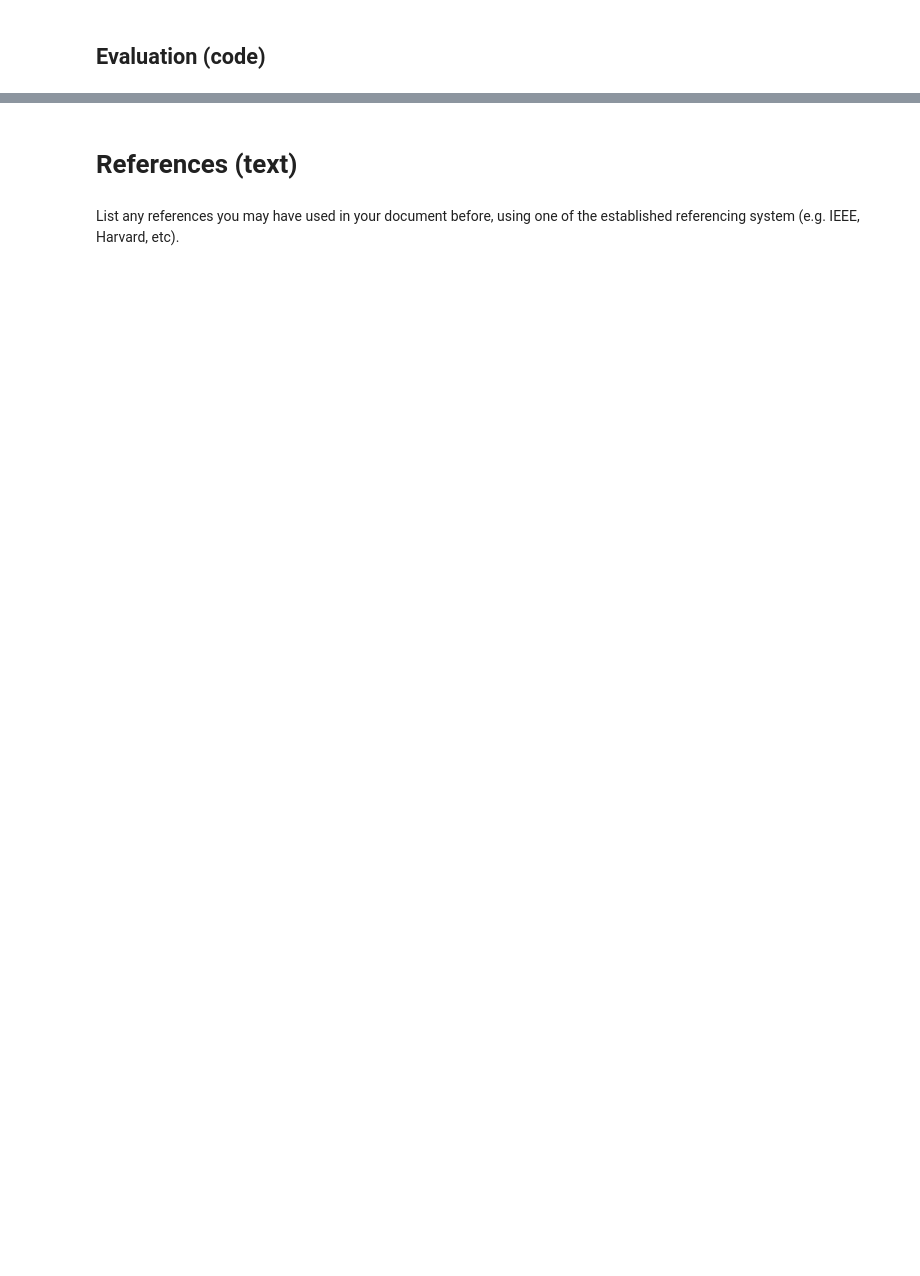
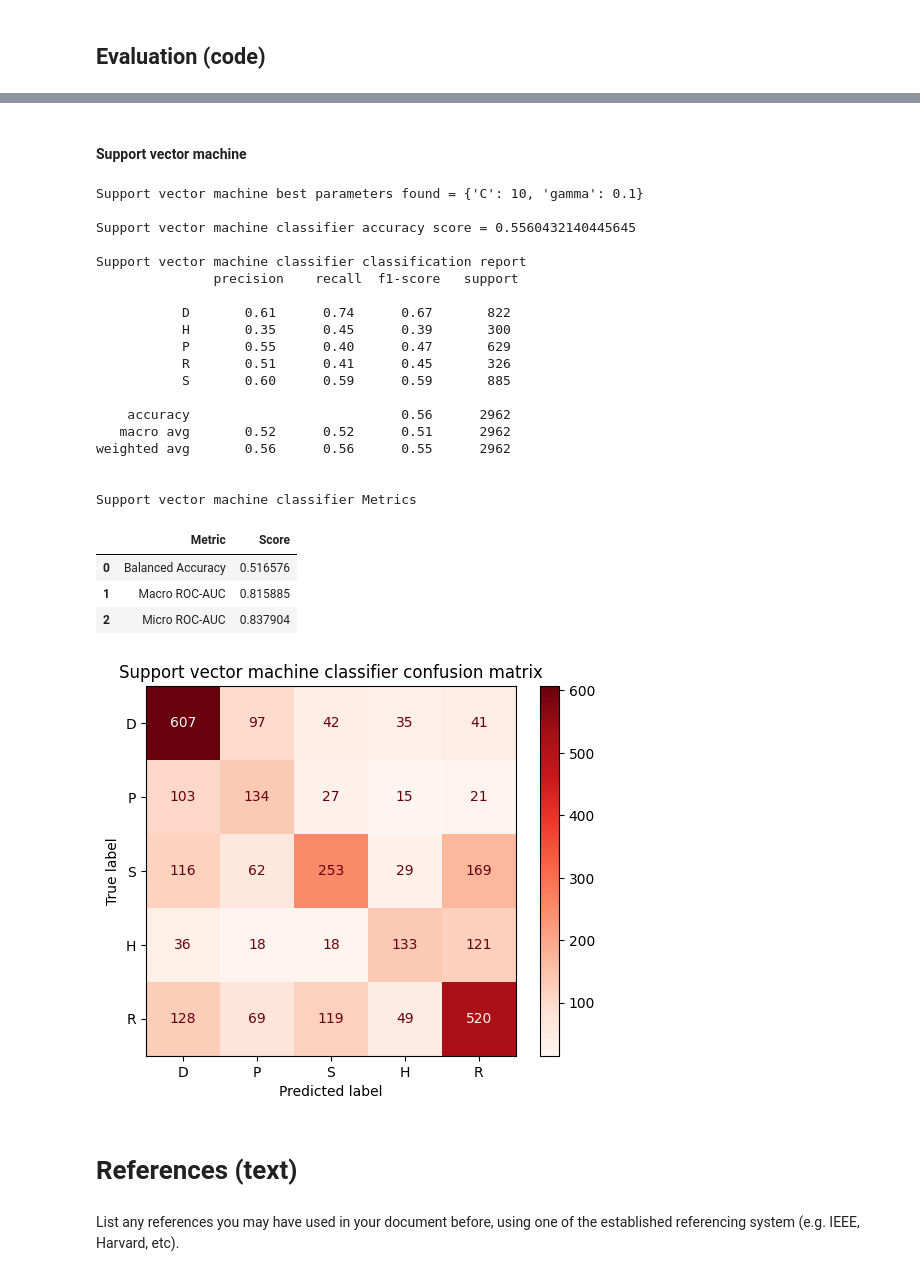
Before and after one commit to 4yala/NotebooksML, a Jupyter notebook: CI7521_CW1_2026.ipynb, the cells around one changed output, grey strips where cells are left out. Cells and saved outputs as stored; diff of their text form; code cells hidden in the pictures; blank space fills up the shorter version.

```diff
--- a/CI7521_CW1_2026.ipynb
+++ b/CI7521_CW1_2026.ipynb
@@ -360,12 +372,17 @@ y_log_pred = log_csf.predict(X_test_scaled)
 # %% [markdown]
 #### Support vector machine
-# %%
-svm = SVC(kernel='rbf',
-          C=10,
-          gamma=0.1,
-          decision_function_shape='ovr',
-          class_weight='balanced',
-          probability=False
-         )
-svm.fit(X_train_pca, y_train)
-y_svmpred = svm.predict(X_test_pca)
+# %%
+svm = SVC(kernel='rbf', class_weight='balanced', probability=True)
+svm_param_grid = {
+        'C' : [5, 10, 20],
+        'gamma': [0.05, 0.1, 0.2],
+}
+grid_svm = GridSearchCV(
+    estimator=svm,
+    param_grid=svm_param_grid,
+    scoring='f1_macro',
+    cv=5,
+    n_jobs=-1,
+    verbose=2
+)
+grid_svm.fit(X_train_scaled, y_train)
@@ -376,3 +475,33 @@ y_svmpred = svm.predict(X_test_pca)
+# %% [markdown]
+#### Support vector machine
+# %%
+print("Support vector machine best parameters found =", grid_svm.best_params_)
+evaluate_model(grid_svm.best_estimator_, "Support vector machine classifier", X_test_scaled, y_test,  cmap='Reds')
+# %% [output]
+Support vector machine best parameters found = {'C': 10, 'gamma': 0.1}
+
+Support vector machine classifier accuracy score = 0.5560432140445645
+
+Support vector machine classifier classification report
+               precision    recall  f1-score   support
+
+           D       0.61      0.74      0.67       822
+           H       0.35      0.45      0.39       300
+           P       0.55      0.40      0.47       629
+           R       0.51      0.41      0.45       326
+           S       0.60      0.59      0.59       885
+
+    accuracy                           0.56      2962
+   macro avg       0.52      0.52      0.51      2962
+weighted avg       0.56      0.56      0.55      2962
+
+
+Support vector machine classifier Metrics
+|  | Metric | Score |
+| 0 | Balanced Accuracy | 0.516576 |
+| 1 | Macro ROC-AUC | 0.815885 |
+| 2 | Micro ROC-AUC | 0.837904 |
+[figure, added]
 # %% [markdown]
 # References (text)
 # %% [markdown]
```
Also changed, not shown: parts of 8 cells of this notebook.
